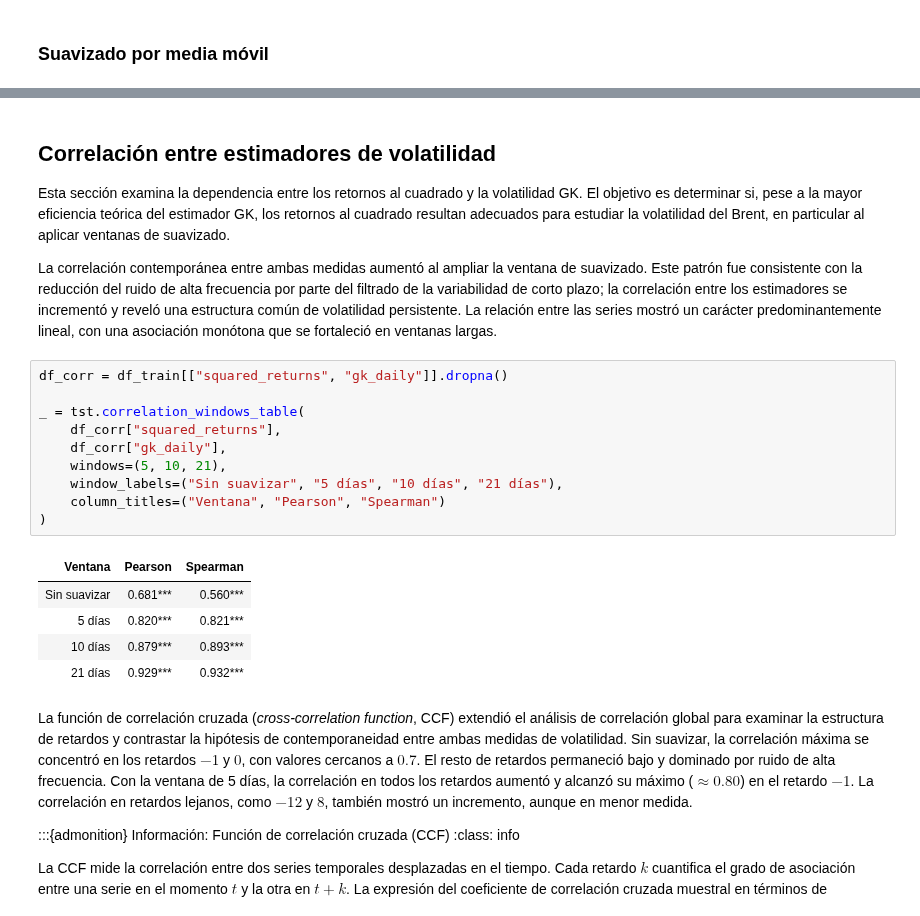
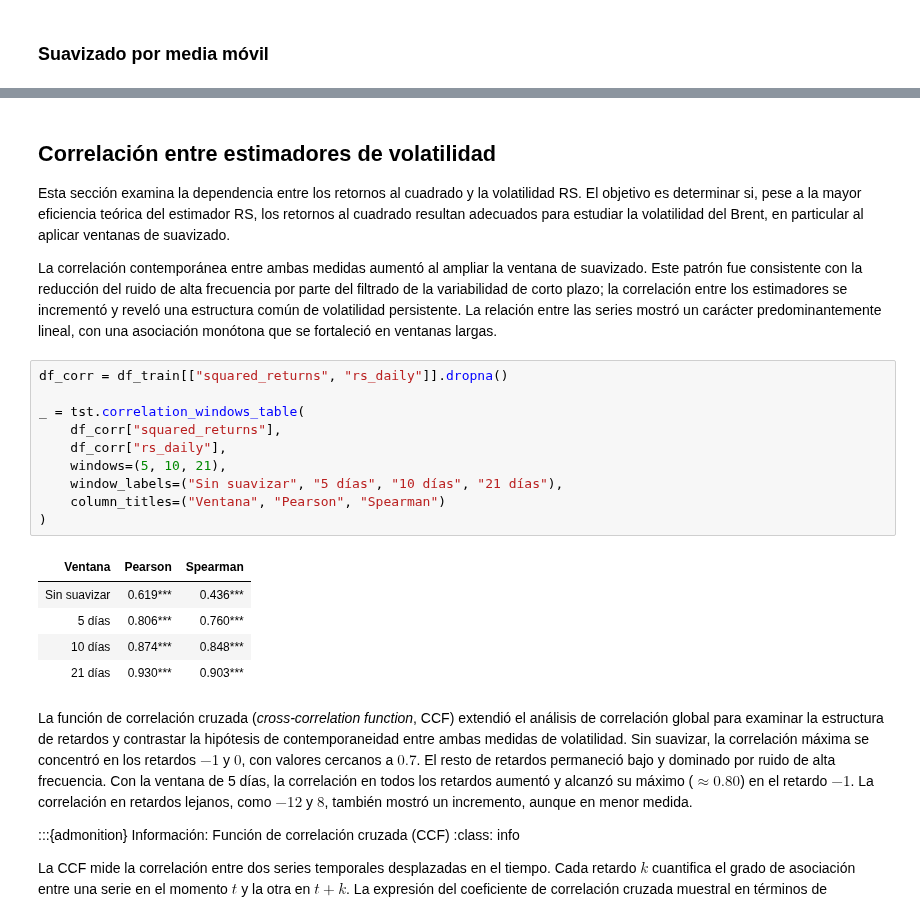
Before and after one commit to cjarango/brent-crude-nlp-market-dynamics, a Jupyter notebook: notebooks/01_exploratory_data_analysis.ipynb, the cells around one changed output, grey strips where cells are left out. Cells and saved outputs as stored; diff of their text form.

```diff
--- a/notebooks/01_exploratory_data_analysis.ipynb
+++ b/notebooks/01_exploratory_data_analysis.ipynb
@@ -740,25 +740,25 @@ _, _ = tst.plot_rolling_smoothing_panels(
 # %% [markdown]
 ## Correlación entre estimadores de volatilidad
 
-Esta sección examina la dependencia entre los retornos al cuadrado y la volatilidad GK. El objetivo es determinar si, pese a la mayor eficiencia teórica del estimador GK, los retornos al cuadrado resultan adecuados para estudiar la volatilidad del Brent, en particular al aplicar ventanas de suavizado.
+Esta sección examina la dependencia entre los retornos al cuadrado y la volatilidad RS. El objetivo es determinar si, pese a la mayor eficiencia teórica del estimador RS, los retornos al cuadrado resultan adecuados para estudiar la volatilidad del Brent, en particular al aplicar ventanas de suavizado.
 
 La correlación contemporánea entre ambas medidas aumentó al ampliar la ventana de suavizado. Este patrón fue consistente con la reducción del ruido de alta frecuencia por parte del filtrado de la variabilidad de corto plazo; la correlación entre los estimadores se incrementó y reveló una estructura común de volatilidad persistente. La relación entre las series mostró un carácter predominantemente lineal, con una asociación monótona que se fortaleció en ventanas largas.
 # %%
-df_corr = df_train[["squared_returns", "gk_daily"]].dropna()
+df_corr = df_train[["squared_returns", "rs_daily"]].dropna()
 
 _ = tst.correlation_windows_table(
     df_corr["squared_returns"],
-    df_corr["gk_daily"],
+    df_corr["rs_daily"],
     windows=(5, 10, 21),
     window_labels=("Sin suavizar", "5 días", "10 días", "21 días"),
     column_titles=("Ventana", "Pearson", "Spearman")
 )
 # %% [output]
 | Ventana | Pearson | Spearman |
-| Sin suavizar | 0.681*** | 0.560*** |
-| 5 días | 0.820*** | 0.821*** |
-| 10 días | 0.879*** | 0.893*** |
-| 21 días | 0.929*** | 0.932*** |
+| Sin suavizar | 0.619*** | 0.436*** |
+| 5 días | 0.806*** | 0.760*** |
+| 10 días | 0.874*** | 0.848*** |
+| 21 días | 0.930*** | 0.903*** |
 # %% [markdown]
 La función de correlación cruzada (*cross-correlation function*, CCF) extendió el análisis de correlación global para examinar la estructura de retardos y contrastar la hipótesis de contemporaneidad entre ambas medidas de volatilidad. Sin suavizar, la correlación máxima se concentró en los retardos $-1$ y $0$, con valores cercanos a $0.7$. El resto de retardos permaneció bajo y dominado por ruido de alta frecuencia. Con la ventana de 5 días, la correlación en todos los retardos aumentó y alcanzó su máximo ($\approx 0.80$) en el retardo $-1$. La correlación en retardos lejanos, como $-12$ y $8$, también mostró un incremento, aunque en menor medida.
 
```
Also changed, not shown: parts of 4 cells of this notebook, 3 other files.
